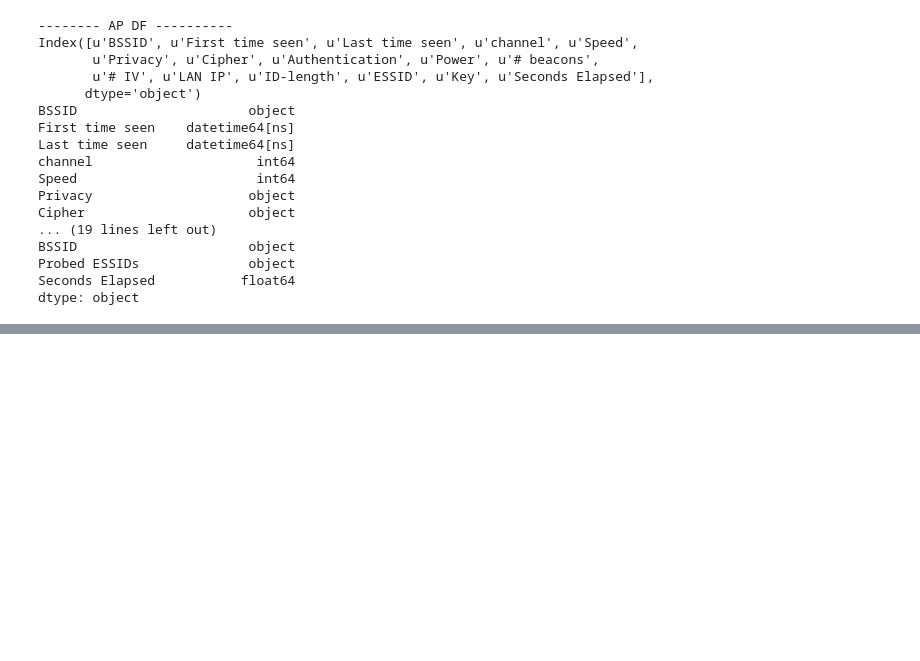
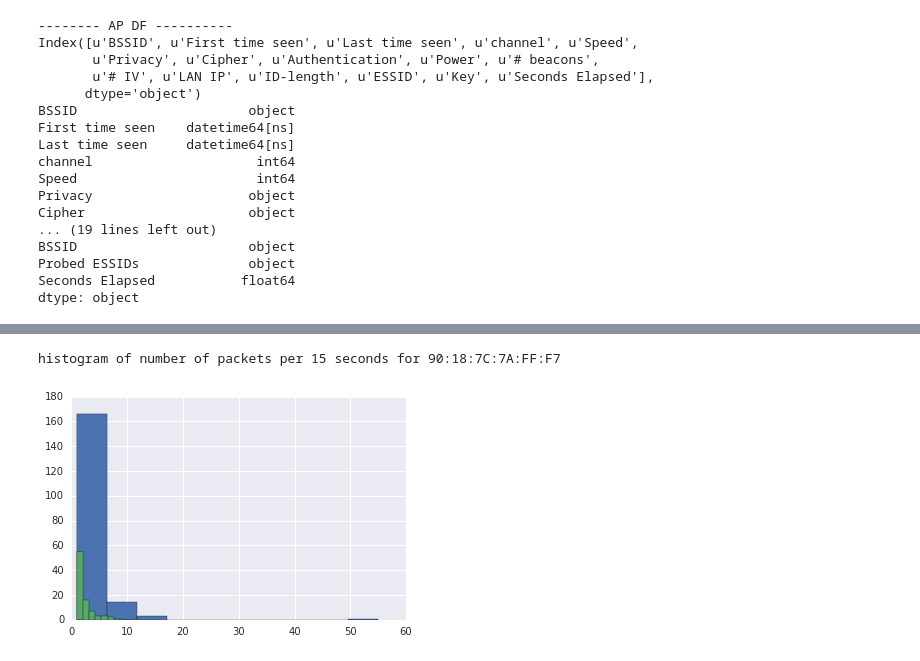
Before and after one commit to charlesreid1/wifi-data, a Jupyter notebook: pandas/Timestamps.ipynb, the cells around one changed output, grey strips where cells are left out. Drawn from its saved outputs; the diff is of its cells as text; code cells hidden in the pictures; blank space fills up the shorter version.

```diff
--- a/pandas/Timestamps.ipynb
+++ b/pandas/Timestamps.ipynb
@@ -196,0 +252,8 @@ print dir(plt.cm)
+# %%
+print("histogram of number of packets per 15 seconds for %s"%(client_macs[5]))
+
+for i,mac in enumerate(interesting_macs):
+    client_df[client_df['Station MAC']==mac]['# packets'].hist()
+# %% [output]
+histogram of number of packets per 15 seconds for 90:18:7C:7A:FF:F7
+[figure, added]
```
Also changed, not shown: parts of 7 cells of this notebook.
